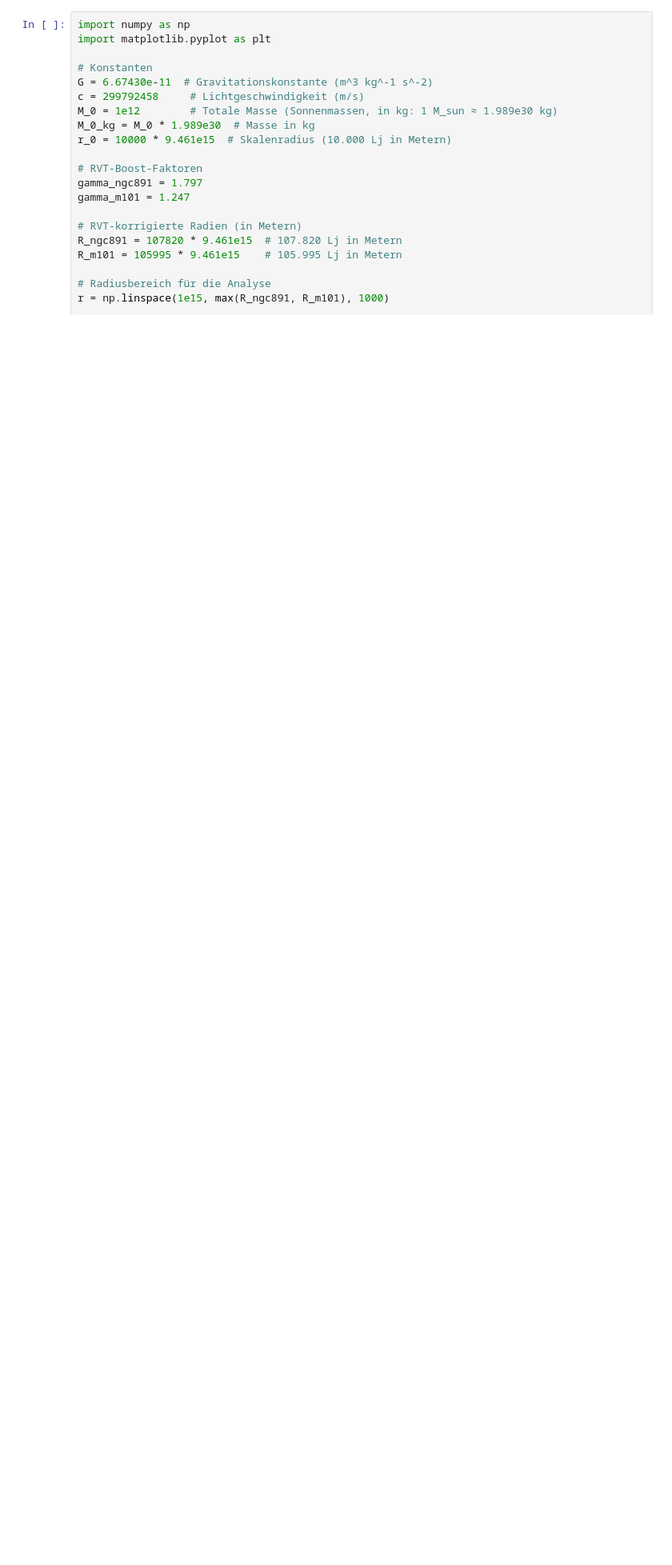
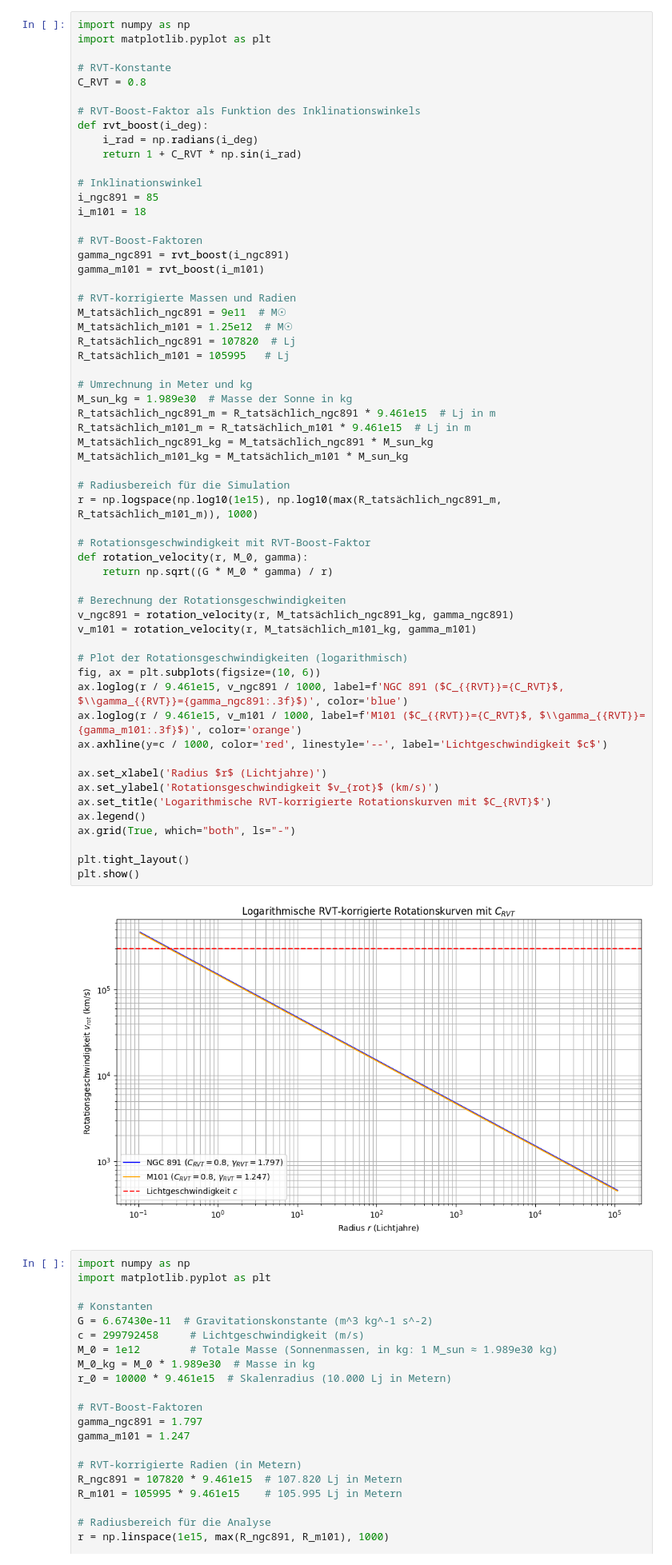
Before and after one commit to Kratzramanis/RVT-Verification, a Jupyter notebook: hammer.ipynb, the cells around one changed output. Shown at 80% size. Saved outputs shown, nothing was run; the diff lists cells and outputs as text; blank space fills up the shorter version.

```diff
--- a/hammer.ipynb
+++ b/hammer.ipynb
@@ -96,6 +101,66 @@ ax.grid(True)
 plt.show()
 # %% [output]
 [figure]
+# %%
+import numpy as np
+import matplotlib.pyplot as plt
+
+# RVT-Konstante
+C_RVT = 0.8
+
+# RVT-Boost-Faktor als Funktion des Inklinationswinkels
+def rvt_boost(i_deg):
+    i_rad = np.radians(i_deg)
+    return 1 + C_RVT * np.sin(i_rad)
+
+# Inklinationswinkel
+i_ngc891 = 85
+i_m101 = 18
+
+# RVT-Boost-Faktoren
+gamma_ngc891 = rvt_boost(i_ngc891)
+gamma_m101 = rvt_boost(i_m101)
+
+# RVT-korrigierte Massen und Radien
+M_tatsächlich_ngc891 = 9e11  # M☉
+M_tatsächlich_m101 = 1.25e12  # M☉
+R_tatsächlich_ngc891 = 107820  # Lj
+R_tatsächlich_m101 = 105995   # Lj
+
+# Umrechnung in Meter und kg
+M_sun_kg = 1.989e30  # Masse der Sonne in kg
+R_tatsächlich_ngc891_m = R_tatsächlich_ngc891 * 9.461e15  # Lj in m
+R_tatsächlich_m101_m = R_tatsächlich_m101 * 9.461e15  # Lj in m
+M_tatsächlich_ngc891_kg = M_tatsächlich_ngc891 * M_sun_kg
+M_tatsächlich_m101_kg = M_tatsächlich_m101 * M_sun_kg
+
+# Radiusbereich für die Simulation
+r = np.logspace(np.log10(1e15), np.log10(max(R_tatsächlich_ngc891_m, R_tatsächlich_m101_m)), 1000)
+
+# Rotationsgeschwindigkeit mit RVT-Boost-Faktor
+def rotation_velocity(r, M_0, gamma):
+    return np.sqrt((G * M_0 * gamma) / r)
+
+# Berechnung der Rotationsgeschwindigkeiten
+v_ngc891 = rotation_velocity(r, M_tatsächlich_ngc891_kg, gamma_ngc891)
+v_m101 = rotation_velocity(r, M_tatsächlich_m101_kg, gamma_m101)
+
+# Plot der Rotationsgeschwindigkeiten (logarithmisch)
+fig, ax = plt.subplots(figsize=(10, 6))
+ax.loglog(r / 9.461e15, v_ngc891 / 1000, label=f'NGC 891 ($C_{{RVT}}={C_RVT}$, $\\gamma_{{RVT}}={gamma_ngc891:.3f}$)', color='blue')
+ax.loglog(r / 9.461e15, v_m101 / 1000, label=f'M101 ($C_{{RVT}}={C_RVT}$, $\\gamma_{{RVT}}={gamma_m101:.3f}$)', color='orange')
+ax.axhline(y=c / 1000, color='red', linestyle='--', label='Lichtgeschwindigkeit $c$')
+
+ax.set_xlabel('Radius $r$ (Lichtjahre)')
+ax.set_ylabel('Rotationsgeschwindigkeit $v_{rot}$ (km/s)')
+ax.set_title('Logarithmische RVT-korrigierte Rotationskurven mit $C_{RVT}$')
+ax.legend()
+ax.grid(True, which="both", ls="-")
+
+plt.tight_layout()
+plt.show()
+# %% [output]
+[figure, added]
 # %%
 import numpy as np
 import matplotlib.pyplot as plt
```
Also changed, not shown: parts of 2 cells of this notebook.
